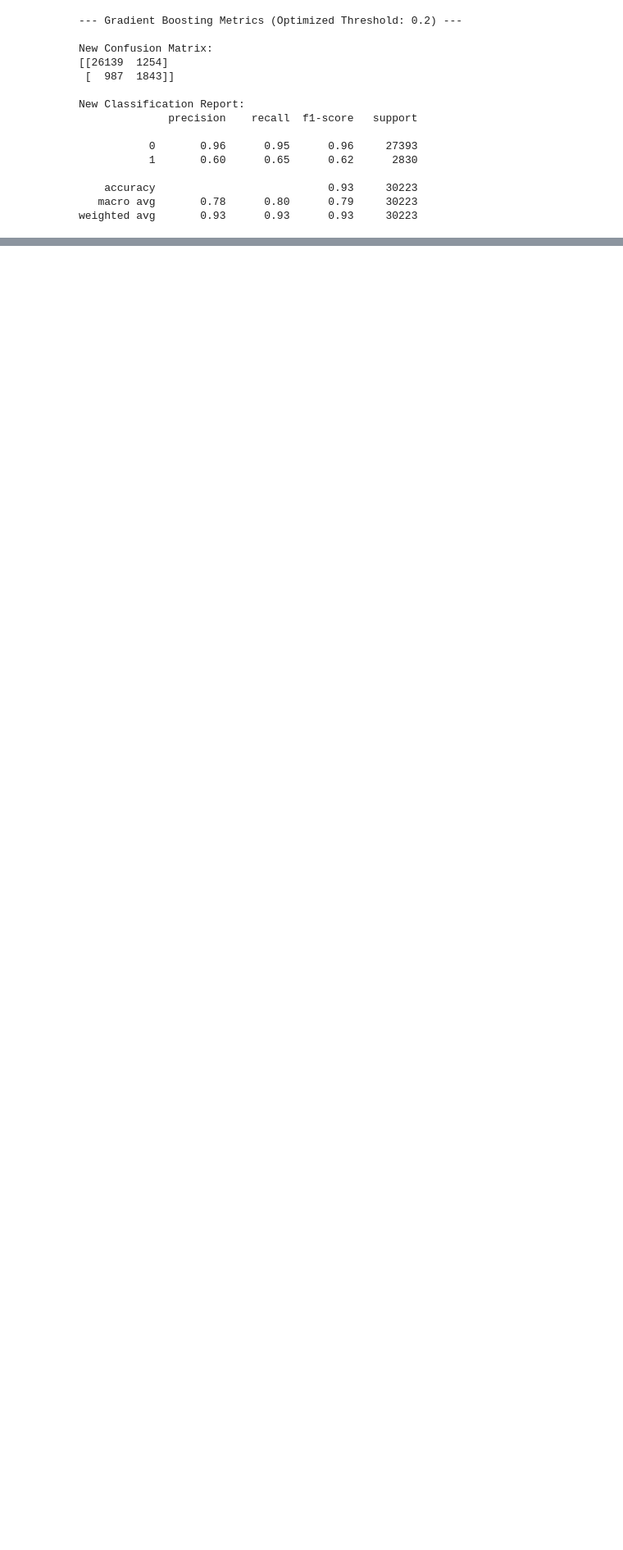
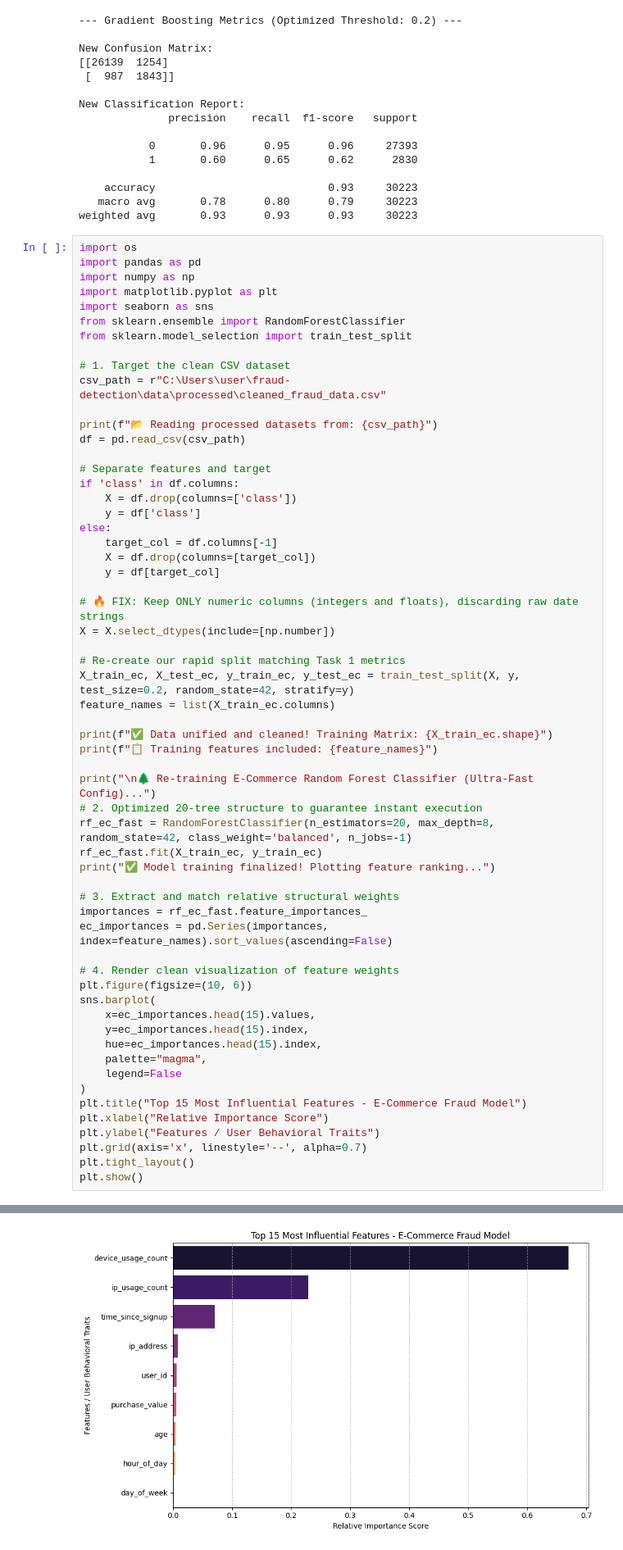
Before and after one commit to meba-tesfaye/fraud-detection, a Jupyter notebook: notebooks/eda-fraud-data.ipynb, the cells around one changed output, grey strips where cells are left out. Shown at 82% size. Drawn from its saved outputs; the diff is of its cells as text; blank space fills up the shorter version.

```diff
--- a/notebooks/eda-fraud-data.ipynb
+++ b/notebooks/eda-fraud-data.ipynb
@@ -678,3 +678,63 @@ New Classification Report:
     accuracy                           0.93     30223
    macro avg       0.78      0.80      0.79     30223
 weighted avg       0.93      0.93      0.93     30223
+# %%
+import os
+import pandas as pd
+import numpy as np
+import matplotlib.pyplot as plt
+import seaborn as sns
+from sklearn.ensemble import RandomForestClassifier
+from sklearn.model_selection import train_test_split
+
+# 1. Target the clean CSV dataset
+csv_path = r"C:\Users\user\fraud-detection\data\processed\cleaned_fraud_data.csv"
+
+print(f"📂 Reading processed datasets from: {csv_path}")
+df = pd.read_csv(csv_path)
+
+# Separate features and target
+if 'class' in df.columns:
+    X = df.drop(columns=['class'])
+    y = df['class']
+else:
+    target_col = df.columns[-1]
+    X = df.drop(columns=[target_col])
+    y = df[target_col]
+
+# 🔥 FIX: Keep ONLY numeric columns (integers and floats), discarding raw date strings
+X = X.select_dtypes(include=[np.number])
+
+# Re-create our rapid split matching Task 1 metrics
+X_train_ec, X_test_ec, y_train_ec, y_test_ec = train_test_split(X, y, test_size=0.2, random_state=42, stratify=y)
+feature_names = list(X_train_ec.columns)
+
+print(f"✅ Data unified and cleaned! Training Matrix: {X_train_ec.shape}")
+print(f"📋 Training features included: {feature_names}")
+
+print("\n🌲 Re-training E-Commerce Random Forest Classifier (Ultra-Fast Config)...")
+# 2. Optimized 20-tree structure to guarantee instant execution
+rf_ec_fast = RandomForestClassifier(n_estimators=20, max_depth=8, random_state=42, class_weight='balanced', n_jobs=-1)
+rf_ec_fast.fit(X_train_ec, y_train_ec)
+print("✅ Model training finalized! Plotting feature ranking...")
+
+# 3. Extract and match relative structural weights
+importances = rf_ec_fast.feature_importances_
+ec_importances = pd.Series(importances, index=feature_names).sort_values(ascending=False)
+
+# 4. Render clean visualization of feature weights
+plt.figure(figsize=(10, 6))
+sns.barplot(
+    x=ec_importances.head(15).values,
+    y=ec_importances.head(15).index,
+    hue=ec_importances.head(15).index,
+    palette="magma",
+    legend=False
+)
+plt.title("Top 15 Most Influential Features - E-Commerce Fraud Model")
+plt.xlabel("Relative Importance Score")
+plt.ylabel("Features / User Behavioral Traits")
+plt.grid(axis='x', linestyle='--', alpha=0.7)
+plt.tight_layout()
+plt.show()
+# %% [output]
@@ -680,0 +747 @@ weighted avg       0.93      0.93      0.93     30223
+[figure, added]
```
Also changed, not shown: parts of 2 cells of this notebook, 4 other files.
